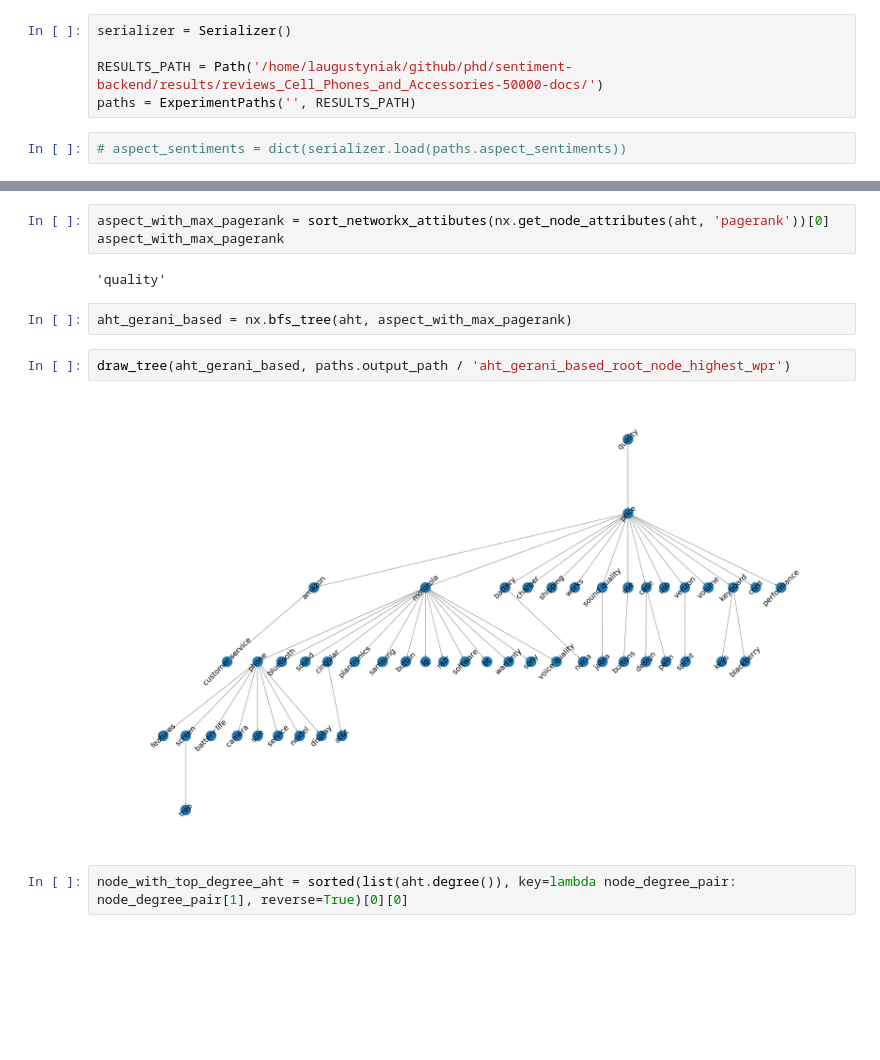
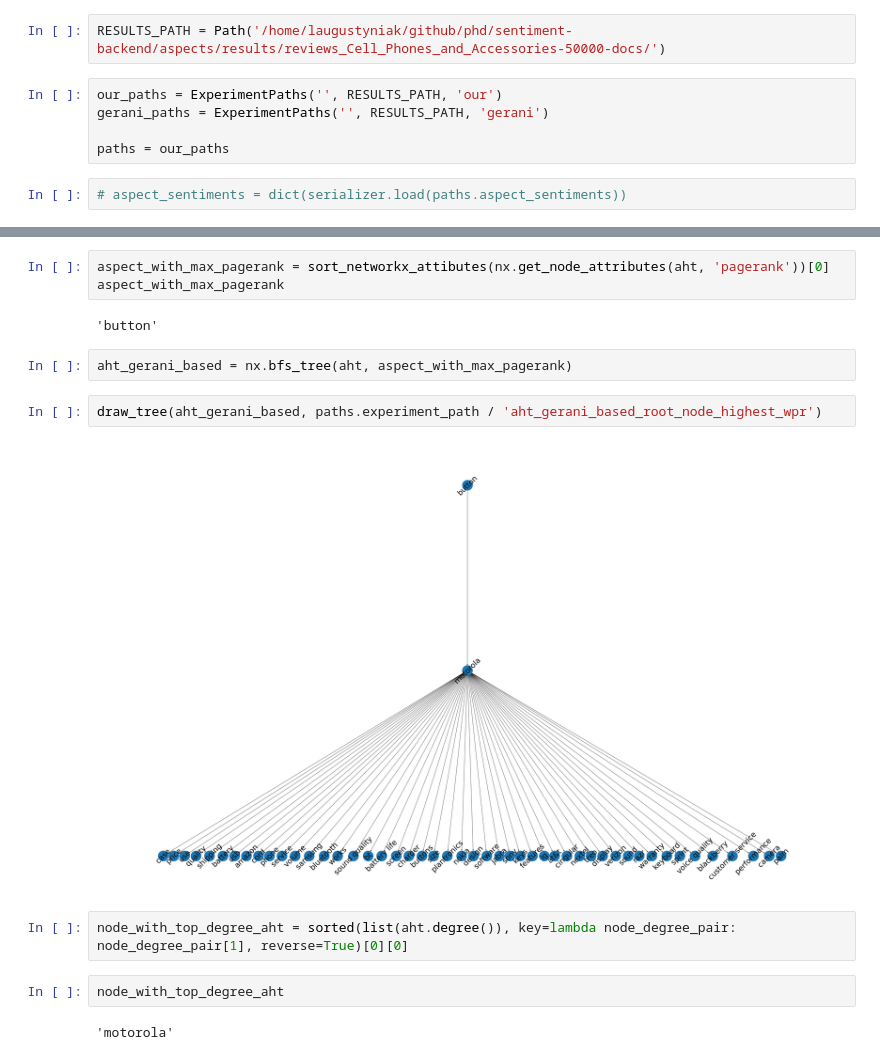
Before and after one commit to laugustyniak/discourse_summarization, a Jupyter notebook: aspects/visualization/draw_arrg_and_aht.ipynb, the cells around one changed output, grey strips where cells are left out. Drawn from its saved outputs; the diff is of its cells as text; blank space fills up the shorter version.

```diff
--- a/aspects/visualization/draw_arrg_and_aht.ipynb
+++ b/aspects/visualization/draw_arrg_and_aht.ipynb
@@ -25,8 +30,10 @@ from aspects.visualization.drawing import draw_tree
 # %%
-serializer = Serializer()
-
-RESULTS_PATH = Path('/home/laugustyniak/github/phd/sentiment-backend/results/reviews_Cell_Phones_and_Accessories-50000-docs/')
-paths = ExperimentPaths('', RESULTS_PATH)
+RESULTS_PATH = Path('/home/laugustyniak/github/phd/sentiment-backend/aspects/results/reviews_Cell_Phones_and_Accessories-50000-docs/')
+# %%
+our_paths = ExperimentPaths('', RESULTS_PATH, 'our')
+gerani_paths = ExperimentPaths('', RESULTS_PATH, 'gerani')
+
+paths = our_paths
 # %%
 # aspect_sentiments = dict(serializer.load(paths.aspect_sentiments))
 # %%
@@ -45,13 +50,17 @@ plt.show()
 aspect_with_max_pagerank = sort_networkx_attibutes(nx.get_node_attributes(aht, 'pagerank'))[0]
 aspect_with_max_pagerank
 # %% [output]
-'quality'
+'button'
 # %%
 aht_gerani_based = nx.bfs_tree(aht, aspect_with_max_pagerank)
 # %%
-draw_tree(aht_gerani_based, paths.output_path / 'aht_gerani_based_root_node_highest_wpr')
+draw_tree(aht_gerani_based, paths.experiment_path / 'aht_gerani_based_root_node_highest_wpr')
 # %% [output]
-[figure, old version]
+[figure, new version]
 # %%
 node_with_top_degree_aht = sorted(list(aht.degree()), key=lambda node_degree_pair: node_degree_pair[1], reverse=True)[0][0]
+# %%
+node_with_top_degree_aht
+# %% [output]
+'motorola'
 # %%
```
Also changed, not shown: parts of 5 cells of this notebook.
